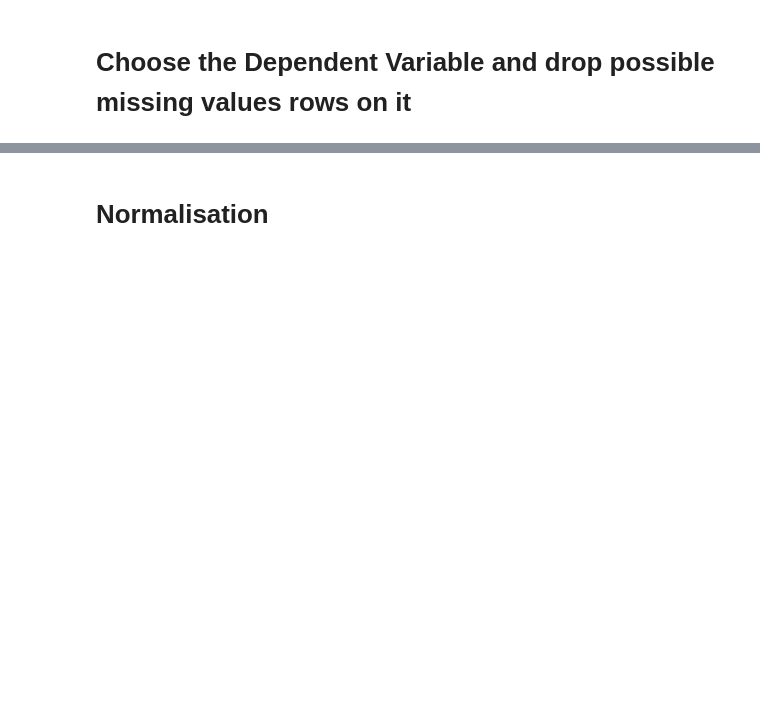
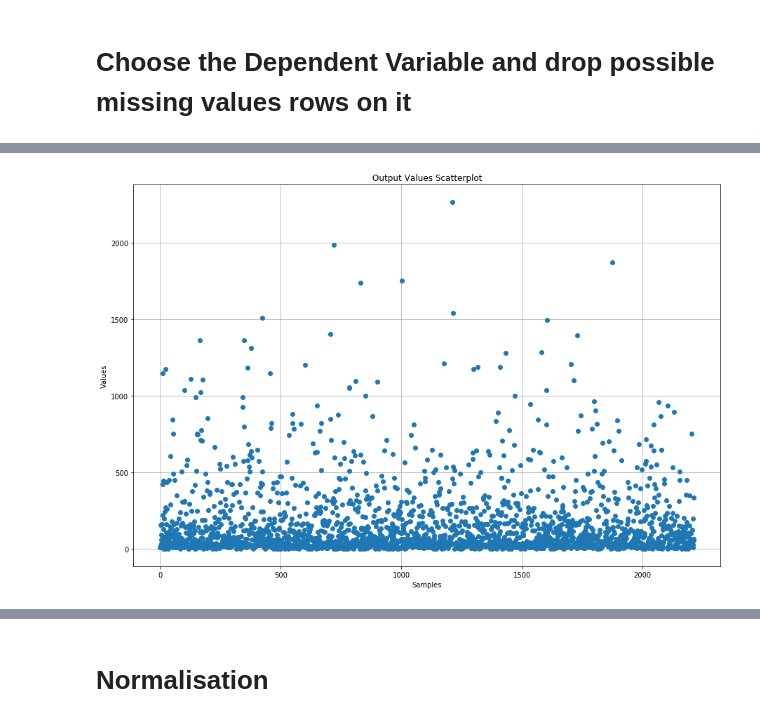
Before and after one commit to danif93/Community-And-Crime-Regression, a Jupyter notebook: kernel.ipynb, the cells around one changed output, grey strips where cells are left out. Saved outputs shown, nothing was run; the diff lists cells and outputs as text; code cells hidden in the pictures; blank space fills up the shorter version.

```diff
--- a/kernel.ipynb
+++ b/kernel.ipynb
@@ -71,0 +87,9 @@ data,values = drop_naSample(pred_features, regr_values[dep_var])
+# %%
+plt.figure(figsize=(15,10))
+plt.plot(values, 'o')
+plt.title("Output Values Scatterplot")
+plt.xlabel("Samples")
+plt.ylabel("Values")
+plt.grid()
+# %% [output]
+[figure, added]
```
Also changed, not shown: parts of 41 cells of this notebook.
